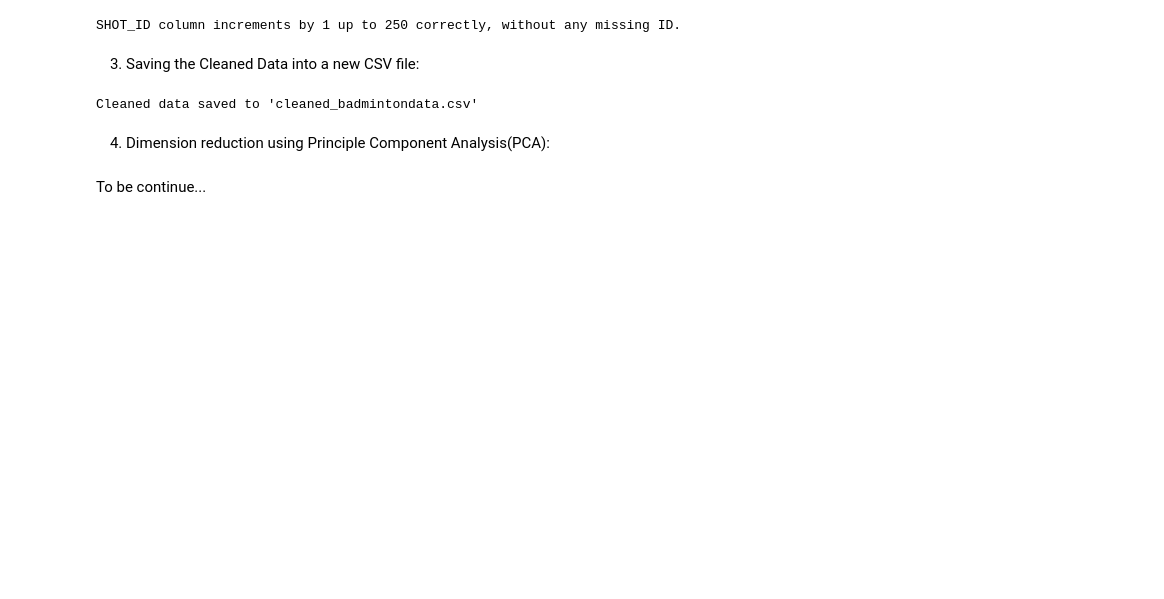
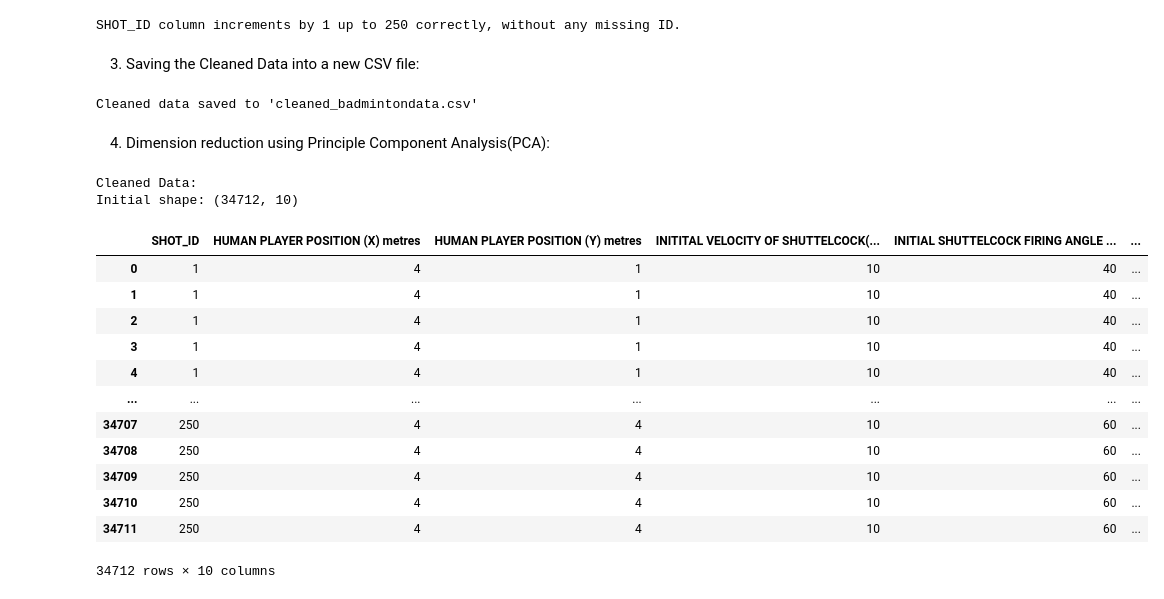
Before and after one commit to xunthongkkkkkk/DataAnalytics3005, a Jupyter notebook: data-preprocessing-badmintondata-jinwei/data-preprocessing-badmintondata.ipynb, the cells around one changed output. Cells and saved outputs as stored; diff of their text form; code cells hidden in the pictures; blank space fills up the shorter version.

```diff
--- a/data-preprocessing-badmintondata-jinwei/data-preprocessing-badmintondata.ipynb
+++ b/data-preprocessing-badmintondata-jinwei/data-preprocessing-badmintondata.ipynb
@@ -316,5 +317,28 @@ print("Cleaned data saved to 'cleaned_badmintondata.csv'")
 Cleaned data saved to 'cleaned_badmintondata.csv'
 # %% [markdown]
 4. Dimension reduction using Principle Component Analysis(PCA):
-# %% [markdown]
-To be continue...
+# %%
+import numpy as np
+import pandas as pd
+
+# Load the data
+df = pd.read_csv('cleaned_badmintondata.csv')
+print("\nCleaned Data:")
+print(f"Initial shape: {df.shape}")
+df
+# %% [output]
+Cleaned Data:
+Initial shape: (34712, 10)
+|  | SHOT_ID | HUMAN PLAYER POSITION (X) metres | HUMAN PLAYER POSITION (Y) metres | INITITAL VELOCITY OF SHUTTELCOCK(... | INITIAL SHUTTELCOCK FIRING ANGLE ... | ... |
+| 0 | 1 | 4 | 1 | 10 | 40 | ... |
+| 1 | 1 | 4 | 1 | 10 | 40 | ... |
+| 2 | 1 | 4 | 1 | 10 | 40 | ... |
+| 3 | 1 | 4 | 1 | 10 | 40 | ... |
+| 4 | 1 | 4 | 1 | 10 | 40 | ... |
+| ... | ... | ... | ... | ... | ... | ... |
+| 34707 | 250 | 4 | 4 | 10 | 60 | ... |
+| 34708 | 250 | 4 | 4 | 10 | 60 | ... |
+| 34709 | 250 | 4 | 4 | 10 | 60 | ... |
+| 34710 | 250 | 4 | 4 | 10 | 60 | ... |
+| 34711 | 250 | 4 | 4 | 10 | 60 | ... |
+34712 rows × 10 columns
```
Also changed, not shown: parts of 21 cells of this notebook, 2 other files.
